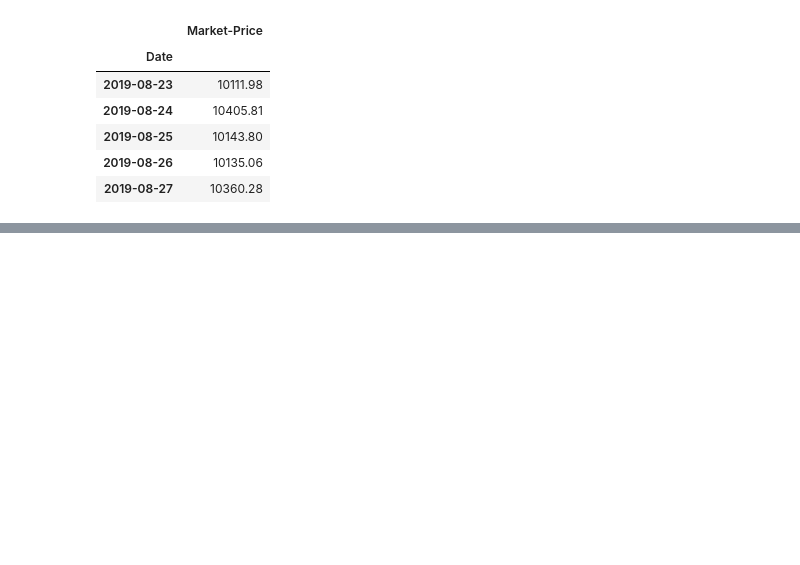
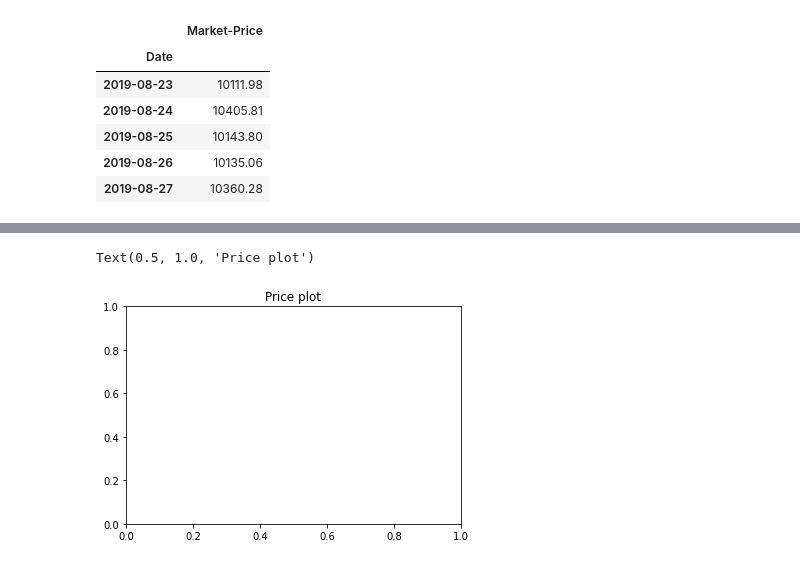
Before and after one commit to barnwalp/jupyter_notebook, a Jupyter notebook: csv_and_plotting.ipynb, the cells around one changed output, grey strips where cells are left out. Saved outputs shown, nothing was run; the diff lists cells and outputs as text; code cells hidden in the pictures; blank space fills up the shorter version.

```diff
--- a/csv_and_plotting.ipynb
+++ b/csv_and_plotting.ipynb
@@ -92,0 +142,5 @@ the `read_csv` function is extremely powerful and you can specify many more para
+# %%
+plt.title('Price plot')
+# %% [output]
+Text(0.5, 1.0, 'Price plot')
+[figure, added]
```
Also changed, not shown: parts of 8 cells of this notebook.
